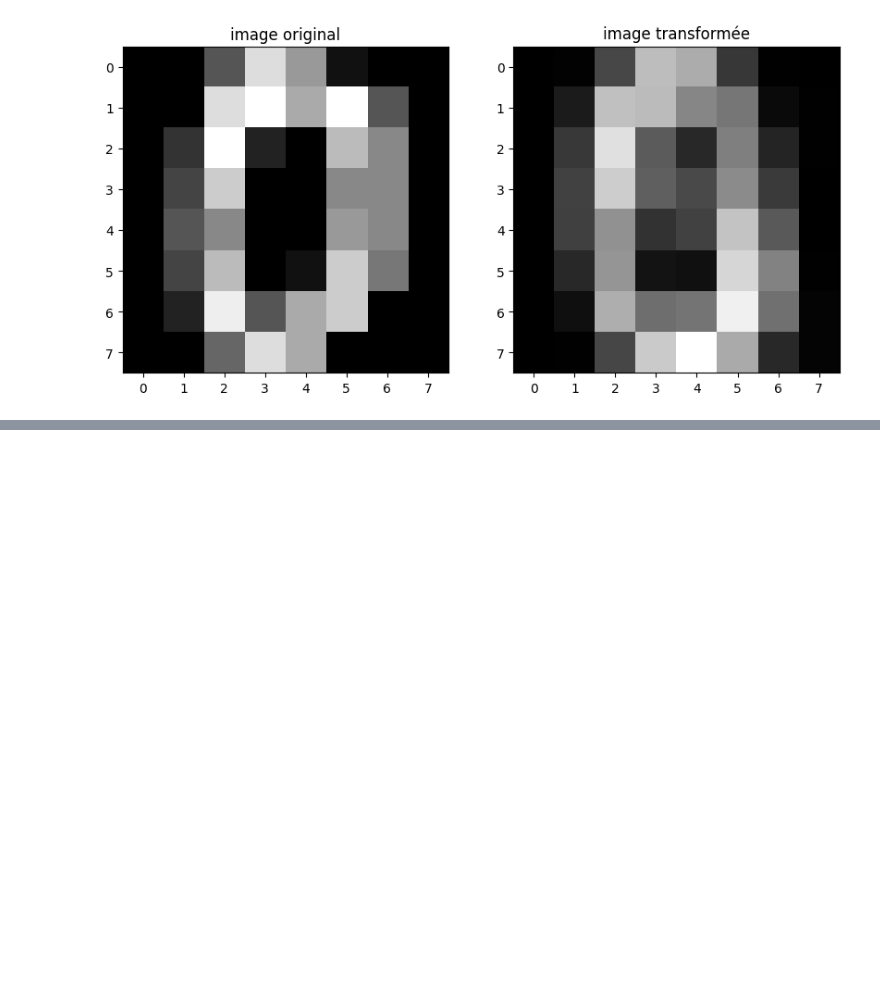
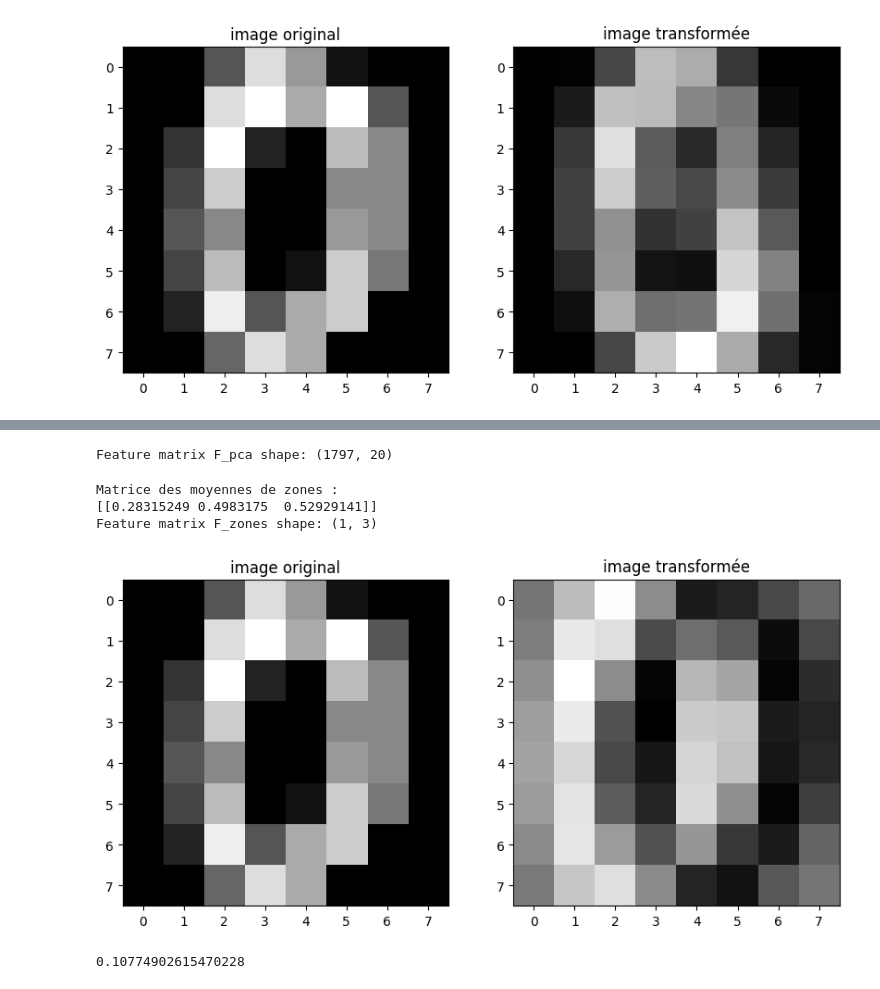
Before and after one commit to bogwee/intro_ml_2025, a Jupyter notebook: src/clovis/code3.ipynb, the cells around one changed output, grey strips where cells are left out. Cells and saved outputs as stored; diff of their text form; code cells hidden in the pictures; blank space fills up the shorter version.

```diff
--- a/src/clovis/code3.ipynb
+++ b/src/clovis/code3.ipynb
@@ -172,0 +181,68 @@ plt.show()
+# %%
+
+### TODO: Create a 20 dimensional PCA-based feature matrix
+
+F_pca = PCA(n_components=20).fit_transform(F)
+
+# Print reduced feature matrix shape
+print(f"Feature matrix F_pca shape: {F_pca.shape}")
+# %% [output]
+Feature matrix F_pca shape: (1797, 20)
+# %%
+def extract_zone_features(images):
+
+    N = images.shape[0]  # Nombre d'images
+    zones_means = np.zeros((N, 3))  # Stockage des moyennes des zones
+
+    # Calcul des moyennes de zones pour chaque image
+    zones_means[:, 0] = np.mean(images[:, 0:3, :], axis=(1, 2))  # Moyenne de la zone 1 (lignes 1-3)
+    zones_means[:, 1] = np.mean(images[:, 3:5, :], axis=(1, 2))  # Moyenne de la zone 2 (lignes 4-5)
+    zones_means[:, 2] = np.mean(images[:, 6:8, :], axis=(1, 2))  # Moyenne de la zone 3 (lignes 6-8)
+
+    return zones_means
+
+# Exemple d'application de la fonction
+images = np.random.rand(1, 8, 8)  # 5 images aléatoires 8x8
+F_zones = extract_zone_features(images)
+
+# Affichage du tableau des caractéristiques
+print("Matrice des moyennes de zones :")
+print(F_zones)
+print(f"Feature matrix F_zones shape: {F_zones.shape}")
+# %% [output]
+Matrice des moyennes de zones :
+[[0.28315249 0.4983175  0.52929141]]
+Feature matrix F_zones shape: (1, 3)
+# %%
+### Edge detection features
+
+## TODO: Get used to the Sobel filter by applying it to an image and displaying both the original image
+# and the result of applying the Sobel filter side by side
+original_image = F[sample_index].reshape(8, 8)
+def sobel_affiche(image):
+  plt.figure(figsize=(10, 5))
+  plt.subplot(1,2,1)
+  plt.title("image original")
+  plt.imshow(image, cmap='gray')  # Convertit en 8x8
+  plt.subplot(1,2,2)
+  plt.title("image transformée")
+  plt.imshow(ndimage.sobel(image), cmap='gray')  # Convertit en 8x8
+  plt.show()
+
+sobel_affiche(original_image)
+# %% [output]
+[figure, added]
+# %%
+# TODO: Compute the average edge intensity for each image and return it as an n by 1 array
+def edge_mean(images):
+
+  tab_mean= []
+  for i in range(0,len(images)):
+    tab_mean = np.append(tab_mean,np.mean(ndimage.sobel(images[i].reshape(8,8))))
+  return tab_mean
+
+
+F_edges = edge_mean(X)
+print(np.mean(F_edges))
+# %% [output]
+0.10774902615470228
```
Also changed, not shown: parts of 10 cells of this notebook.
